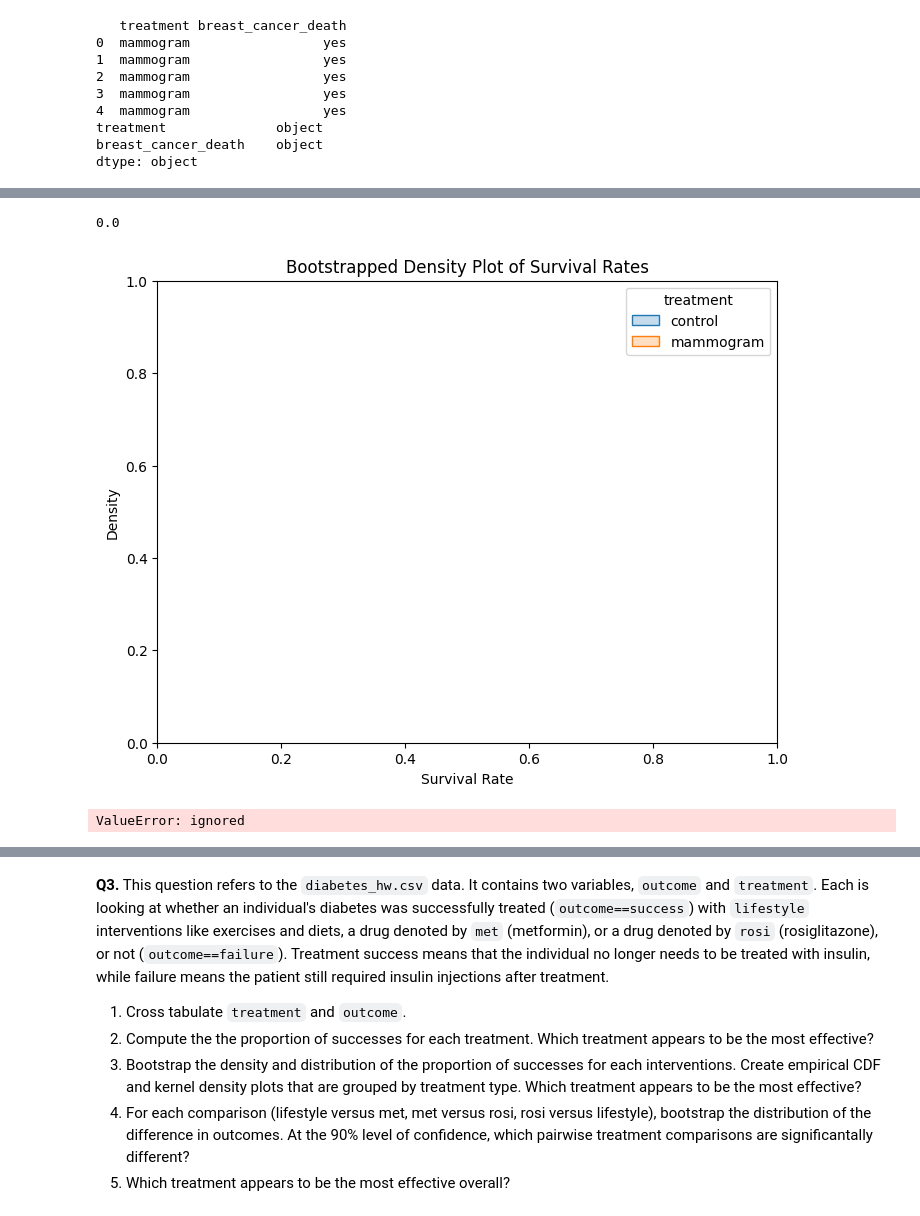
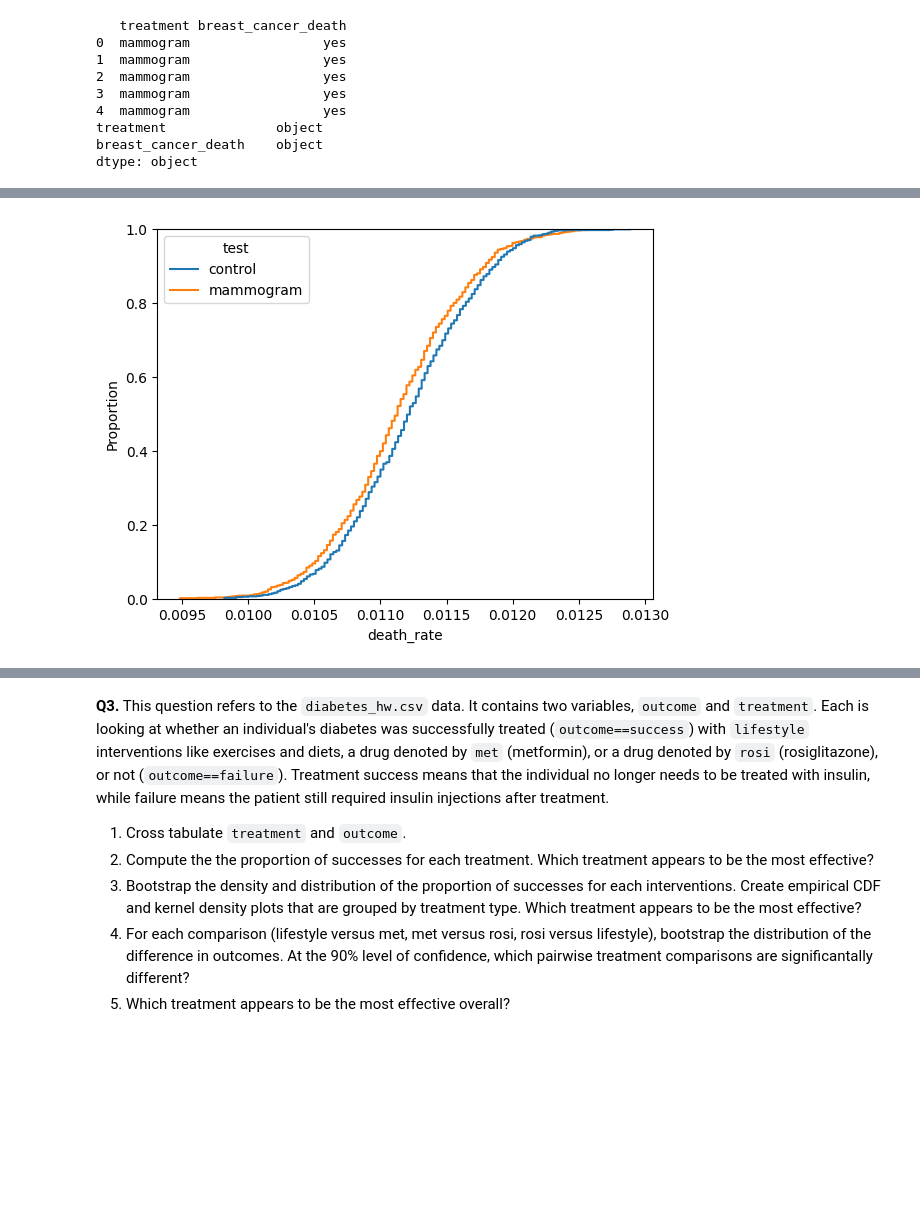
Before and after one commit to kaitlinblakeslee/the_bootstrap, a Jupyter notebook: assignment_5.ipynb, the cells around one changed output, grey strips where cells are left out. Drawn from its saved outputs; the diff is of its cells as text; code cells hidden in the pictures; blank space fills up the shorter version.

```diff
--- a/assignment_5.ipynb
+++ b/assignment_5.ipynb
@@ -317,61 +331,9 @@ plt.show()
-# %%
-#2.2 - bootstrap the densities and distributions of survival rates for the two groups.
-
-#based on the code from the bootstrap lecture in class
-
-# Convert 'yes' and 'no' to 1 and 0 in the 'breast_cancer_death' column
-#df['breast_cancer_death'] = df['breast_cancer_death'].map({'yes': 1, 'no': 0})
-
-#2)
-# Full sample death rate averages and difference:
-control_0 = df.loc[ df['treatment'] =='control', 'yes' ].mean()
-mammogram_0 = df.loc[ df['treatment'] =='mammogram', 'yes' ].mean()
-diff_0 =  control_0 - mammogram_0
-print(diff_0)
-
-
-# Control data:
-df_c = df.loc[ df['treatment'] =='control', 'yes' ]
-N_c = df_c.shape[0]
-# Mammogram data:
-df_m = df.loc[ df['treatment'] =='mammogram', 'yes' ]
-N_m = df_m.shape[0]
-
-
-# Simulation:
-S = 1000
-rate_c = np.zeros(S)  # control death rate
-rate_m = np.zeros(S)  # mammogram death rate
-diff = np.zeros(S)    # Difference in death rates
-
-# Bootstrapping:
-for s in range(S):
-    sample_c = df_c.sample(N_c,axis=0,replace=True) # Resample control
-    rate_c[s] = sample_c.mean() # Mean death rate, control
-    sample_m = df_m.sample(N_m,axis=0,replace=True) # Resample mammogram
-    rate_m[s] = sample_m.mean() # Mean death rate, mammogram
-    diff[s] = rate_c[s]-rate_m[s] # Difference in rates
-
-# Combine results into one dataframe for plotting:
-rdf_c = pd.DataFrame({'treatment': 'control', 'death_rate': rate_c})
-rdf_m = pd.DataFrame({'treatment': 'mammogram', 'death_rate': rate_m})
-rdf = pd.concat([rdf_c, rdf_m], axis=0)
-
-# Density plot of death rates:
-plt.figure(figsize=(8, 6))
-sns.kdeplot(data=rdf, x='death_rate', hue='treatment', fill=True)
-plt.title('Bootstrapped Density Plot of Survival Rates')
-plt.xlabel('Survival Rate')
-plt.show()
-# %% [output]
-0.0
-[figure, removed]
 # %%
 # ECDF of death rates:
-sns.ecdfplot(data=rdf,x='death_rate',hue='treatment')
+sns.ecdfplot(data=rdf,x='death_rate',hue='test')
 plt.show()
 # %% [output]
-ValueError: ignored
+[figure, added]
 # %%
 # Density plot of differences in rates:
 ax = sns.kdeplot(diff)
```
Also changed, not shown: parts of 11 cells of this notebook.
